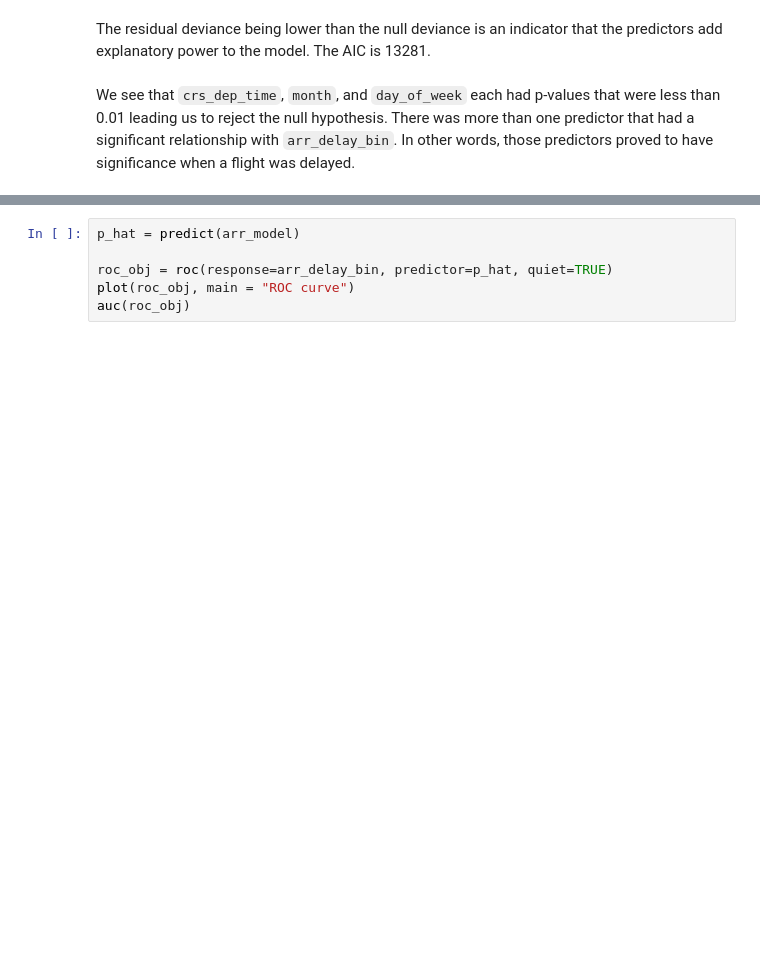
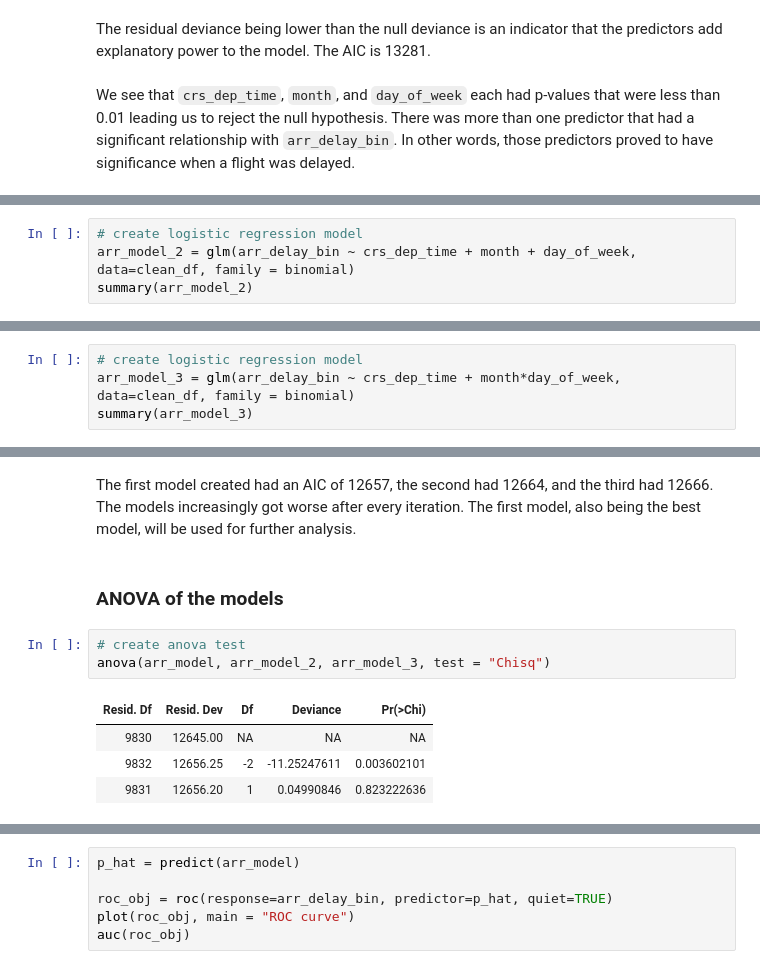
Before and after one commit to vlazo1214/stats, a Jupyter notebook: individual_project/analysis.ipynb, the cells around one changed output, grey strips where cells are left out. Saved outputs shown, nothing was run; the diff lists cells and outputs as text; blank space fills up the shorter version.

```diff
--- a/individual_project/analysis.ipynb
+++ b/individual_project/analysis.ipynb
@@ -137,0 +140,4 @@ We see that `crs_dep_time`, `month`, and `day_of_week` each had p-values that we
+# %%
+# create logistic regression model
+arr_model_2 = glm(arr_delay_bin ~ crs_dep_time + month + day_of_week, data=clean_df, family = binomial)
+summary(arr_model_2)
@@ -137,0 +164,4 @@ We see that `crs_dep_time`, `month`, and `day_of_week` each had p-values that we
+# %%
+# create logistic regression model
+arr_model_3 = glm(arr_delay_bin ~ crs_dep_time + month*day_of_week, data=clean_df, family = binomial)
+summary(arr_model_3)
@@ -137,0 +186,12 @@ We see that `crs_dep_time`, `month`, and `day_of_week` each had p-values that we
+# %% [markdown]
+The first model created had an AIC of 12657, the second had 12664, and the third had 12666. The models increasingly got worse after every iteration. The first model, also being the best model, will be used for further analysis.
+# %% [markdown]
+### ANOVA of the models
+# %%
+# create anova test
+anova(arr_model, arr_model_2, arr_model_3, test = "Chisq")
+# %% [output]
+| Resid. Df | Resid. Dev | Df | Deviance | Pr(>Chi) |
+| 9830 | 12645.00 | NA | NA | NA |
+| 9832 | 12656.25 | -2 | -11.25247611 | 0.003602101 |
+| 9831 | 12656.20 | 1 | 0.04990846 | 0.823222636 |
```
Also changed, not shown: parts of 16 cells of this notebook.
